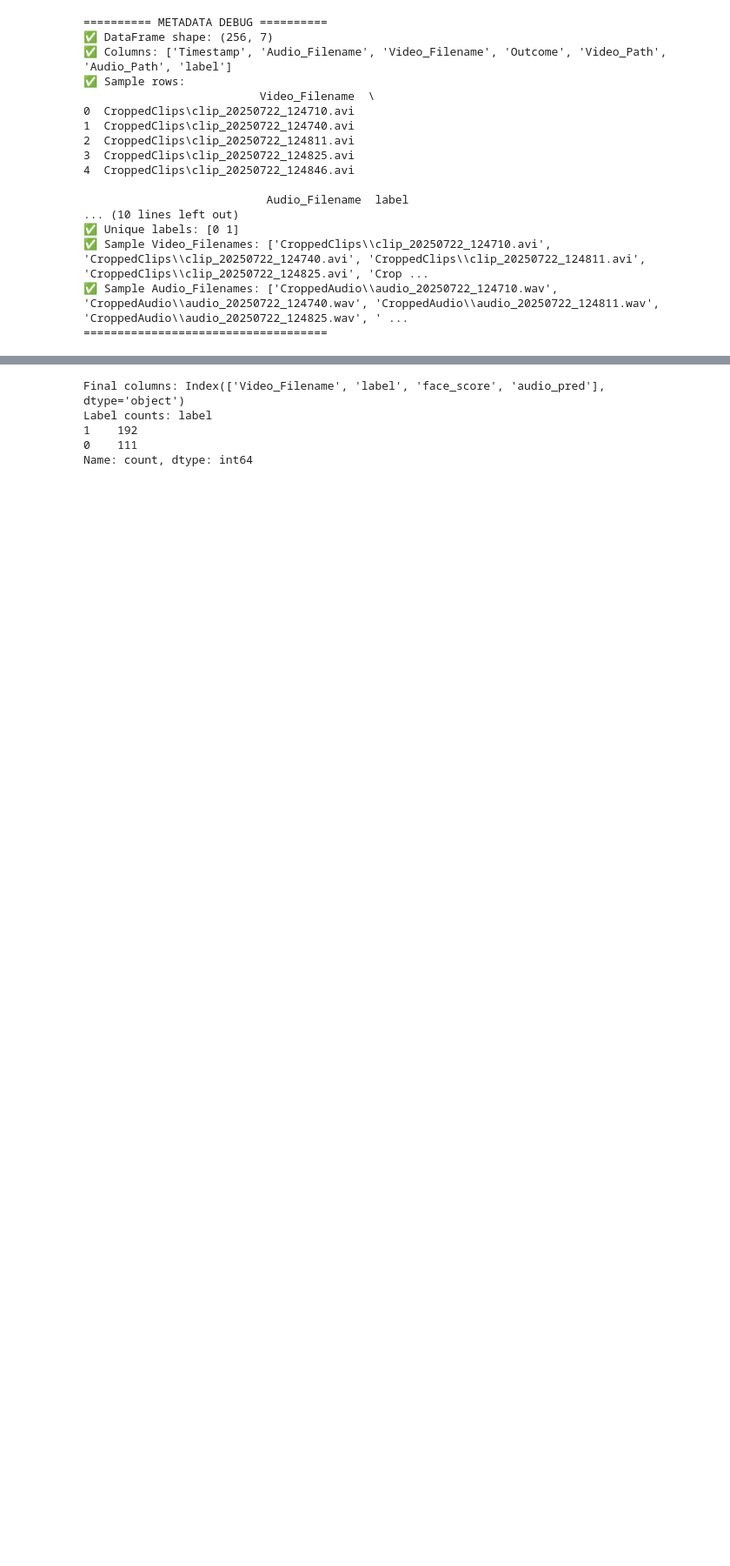
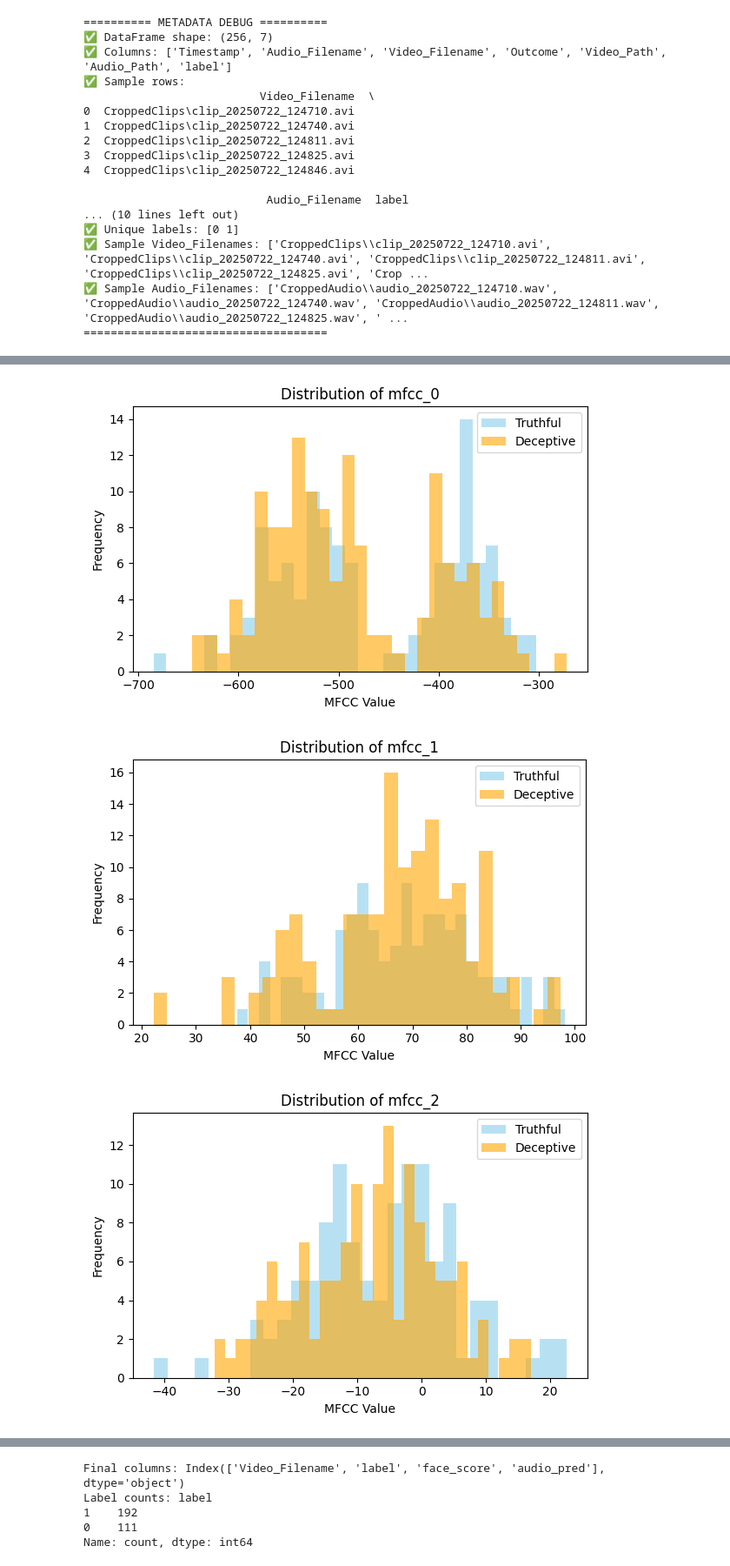
Before and after one commit to MartyBarrett/DecepTech, a Jupyter notebook: scripts/VideoAndAudioModel.ipynb, the cells around one changed output, grey strips where cells are left out. Shown: that part at 87% size. Drawn from its saved outputs; the diff is of its cells as text; code cells hidden in the pictures; blank space fills up the shorter version.

```diff
--- a/scripts/VideoAndAudioModel.ipynb
+++ b/scripts/VideoAndAudioModel.ipynb
@@ -106,0 +129,21 @@ audio_df.head()
+# %%
+import matplotlib.pyplot as plt
+
+for i in range(13):
+    feature = f"mfcc_{i}"
+    truthful_vals = audio_df[audio_df["label"] == 0][feature]
+    deceptive_vals = audio_df[audio_df["label"] == 1][feature]
+
+    plt.figure(figsize=(6, 4))
+    plt.hist(truthful_vals, bins=30, alpha=0.6, label="Truthful", color="skyblue")
+    plt.hist(deceptive_vals, bins=30, alpha=0.6, label="Deceptive", color="orange")
+    plt.title(f"Distribution of {feature}")
+    plt.xlabel("MFCC Value")
+    plt.ylabel("Frequency")
+    plt.legend()
+    plt.tight_layout()
+    plt.show()
+# %% [output]
+[figure, added]
+[figure, added]
+[figure, added]
```
Also changed, not shown: parts of 10 cells of this notebook, 54 other files.
